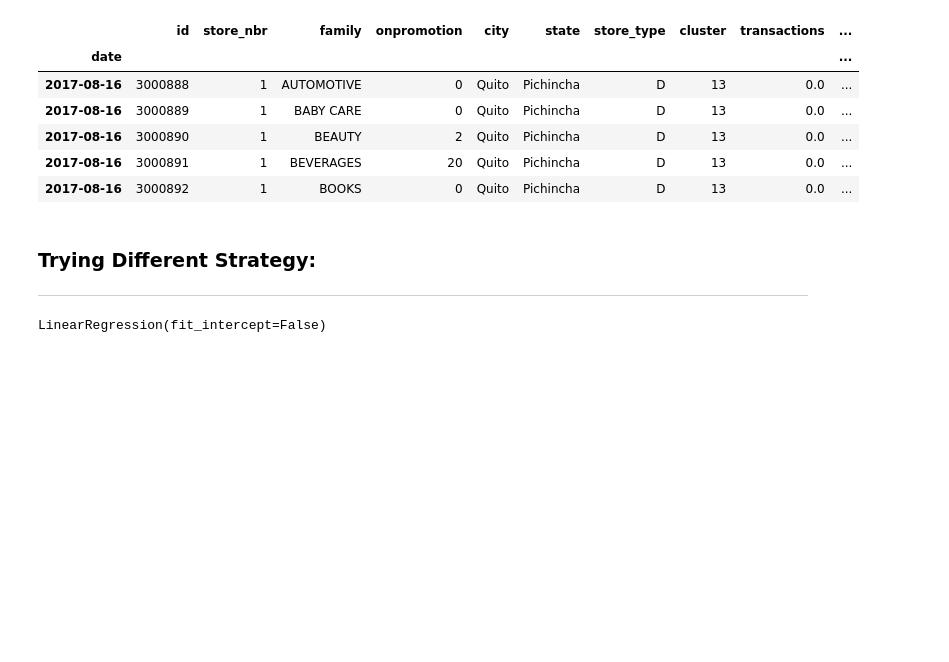
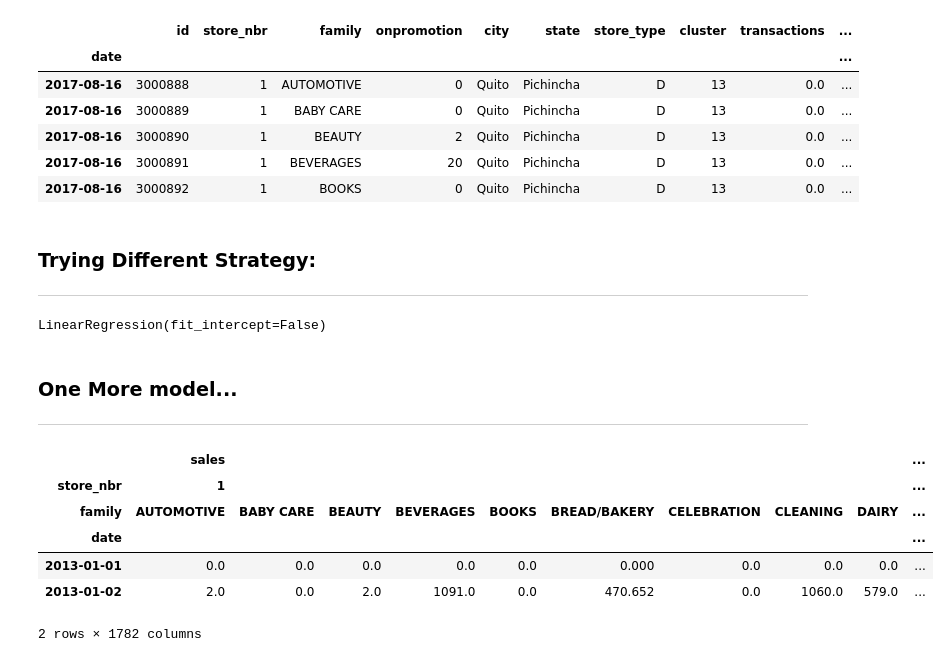
Before and after one commit to edmar-bevilaqua/store-sales-tsf-kaggle-competition, a Jupyter notebook: store-sales-tsf.ipynb, the cells around one changed output. Cells and saved outputs as stored; diff of their text form; code cells hidden in the pictures; blank space fills up the shorter version.

Commit message:
Update store-sales-tsf.ipynb
Back to the roots with a simple model.

```diff
--- a/store-sales-tsf.ipynb
+++ b/store-sales-tsf.ipynb
@@ -1828,3 +1836,6 @@ model_try = LinearRegression(fit_intercept=False)
 model_try.fit(trying, new_set)
 # %% [output]
 LinearRegression(fit_intercept=False)
+# %% [markdown]
+### One More model...
+---
@@ -1830,0 +1891,13 @@ LinearRegression(fit_intercept=False)
+# %%
+y_set = merged_train[['store_nbr', 'family', 'sales']]
+y_set = y_set.set_index(['store_nbr', 'family'], append=True)
+y_set = y_set.unstack(['store_nbr', 'family'])
+y_set.head(2)
+# %% [output]
+|  | sales |  |  |  |  |  |  |  |  | ... |
+| store_nbr | 1 |  |  |  |  |  |  |  |  | ... |
+| family | AUTOMOTIVE | BABY CARE | BEAUTY | BEVERAGES | BOOKS | BREAD/BAKERY | CELEBRATION | CLEANING | DAIRY | ... |
+| date |  |  |  |  |  |  |  |  |  | ... |
+| 2013-01-01 | 0.0 | 0.0 | 0.0 | 0.0 | 0.0 | 0.000 | 0.0 | 0.0 | 0.0 | ... |
+| 2013-01-02 | 2.0 | 0.0 | 2.0 | 1091.0 | 0.0 | 470.652 | 0.0 | 1060.0 | 579.0 | ... |
+2 rows × 1782 columns
```
Also changed, not shown: parts of 11 cells of this notebook.
